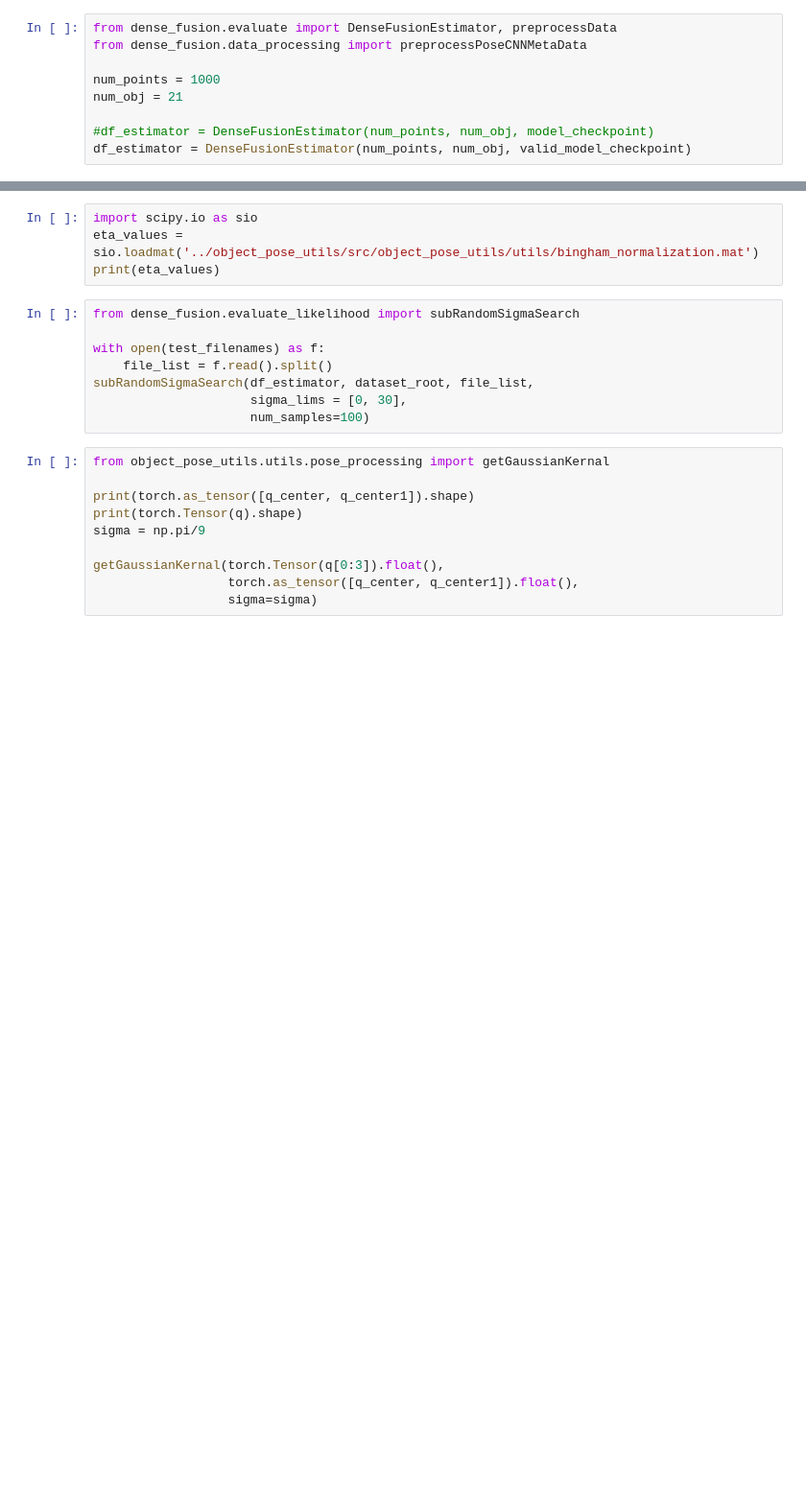
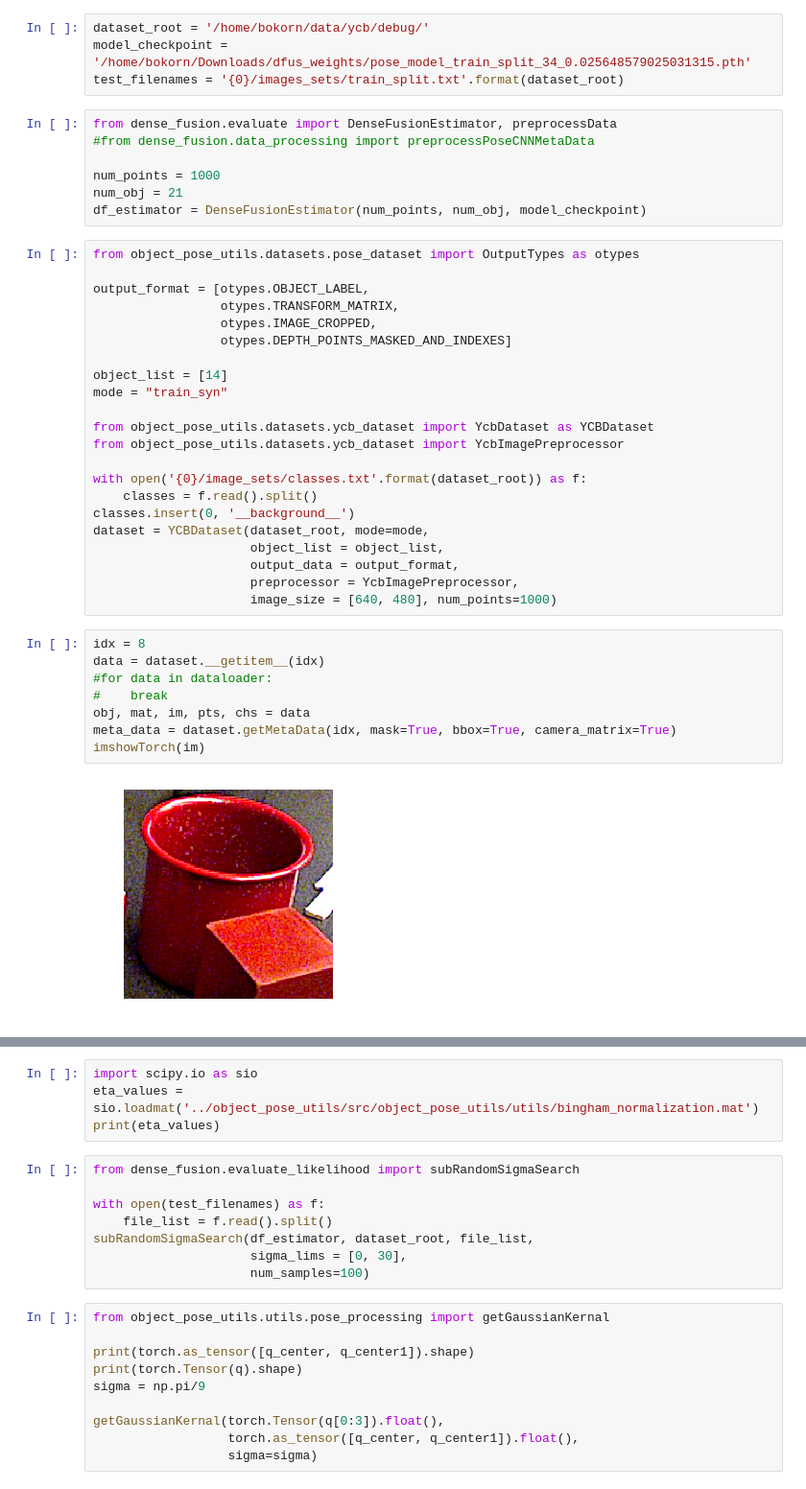
Before and after one commit to r-pad/DenseFusion, a Jupyter notebook: notebooks/LikelyhoodEvalTests.ipynb, the cells around one changed output, grey strips where cells are left out. Shown at 96% size. Cells and saved outputs as stored; diff of their text form; blank space fills up the shorter version.

```diff
--- a/notebooks/LikelyhoodEvalTests.ipynb
+++ b/notebooks/LikelyhoodEvalTests.ipynb
@@ -29,12 +68,46 @@ test_filenames = '{0}/test_data_list.txt'.format(dataset_config_dir)
+# %%
+dataset_root = '/home/bokorn/data/ycb/debug/'
+model_checkpoint = '/home/bokorn/Downloads/dfus_weights/pose_model_train_split_34_0.025648579025031315.pth'
+test_filenames = '{0}/images_sets/train_split.txt'.format(dataset_root)
 # %%
 from dense_fusion.evaluate import DenseFusionEstimator, preprocessData
-from dense_fusion.data_processing import preprocessPoseCNNMetaData
+#from dense_fusion.data_processing import preprocessPoseCNNMetaData
 
 num_points = 1000
 num_obj = 21
-
-#df_estimator = DenseFusionEstimator(num_points, num_obj, model_checkpoint)
-df_estimator = DenseFusionEstimator(num_points, num_obj, valid_model_checkpoint)
+df_estimator = DenseFusionEstimator(num_points, num_obj, model_checkpoint)
+# %%
+from object_pose_utils.datasets.pose_dataset import OutputTypes as otypes
+
+output_format = [otypes.OBJECT_LABEL,
+                 otypes.TRANSFORM_MATRIX,
+                 otypes.IMAGE_CROPPED,
+                 otypes.DEPTH_POINTS_MASKED_AND_INDEXES]
+
+object_list = [14]
+mode = "train_syn"
+
+from object_pose_utils.datasets.ycb_dataset import YcbDataset as YCBDataset
+from object_pose_utils.datasets.ycb_dataset import YcbImagePreprocessor
+
+with open('{0}/image_sets/classes.txt'.format(dataset_root)) as f:
+    classes = f.read().split()
+classes.insert(0, '__background__')
+dataset = YCBDataset(dataset_root, mode=mode,
+                     object_list = object_list,
+                     output_data = output_format,
+                     preprocessor = YcbImagePreprocessor,
+                     image_size = [640, 480], num_points=1000)
+# %%
+idx = 8
+data = dataset.__getitem__(idx)
+#for data in dataloader:
+#    break
+obj, mat, im, pts, chs = data
+meta_data = dataset.getMetaData(idx, mask=True, bbox=True, camera_matrix=True)
+imshowTorch(im)
+# %% [output]
+[figure, added]
 # %%
 from dense_fusion.evaluate_likelihood import getYCBClassData, getYCBGroundtruth
 
```
Also changed, not shown: parts of 7 cells of this notebook, 1 other file.
